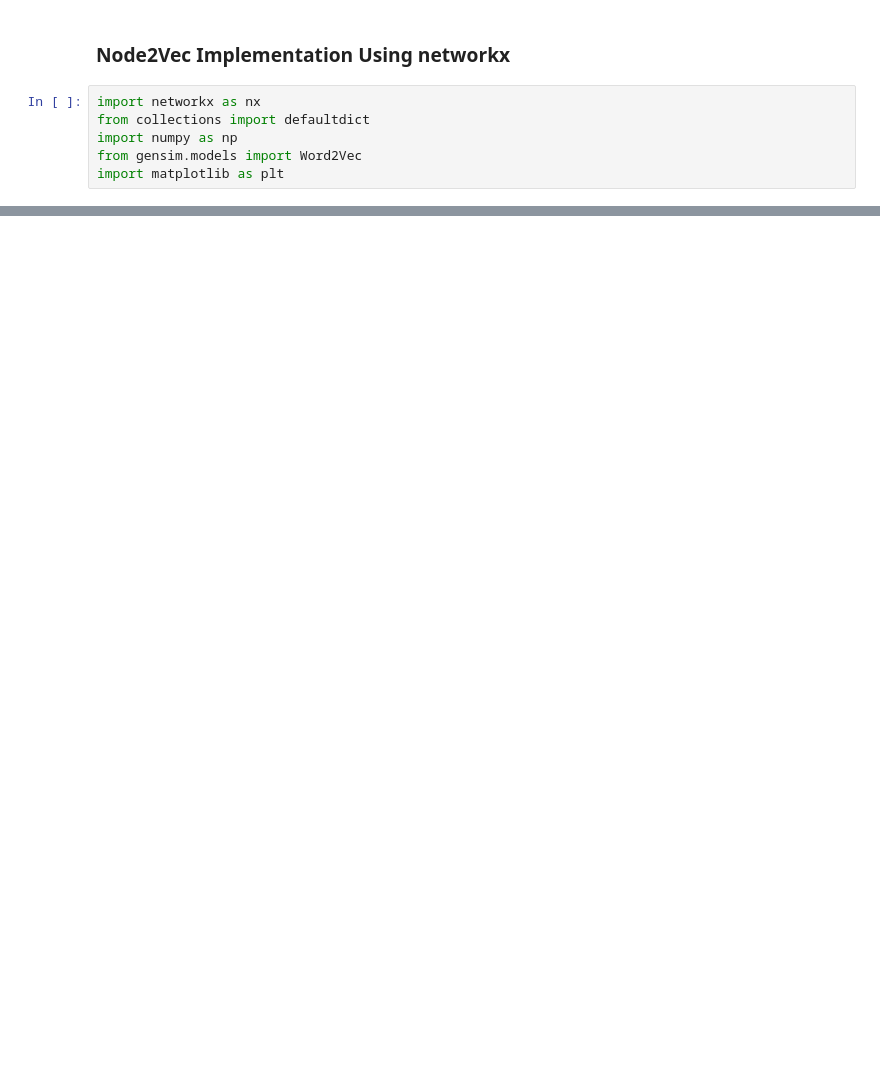
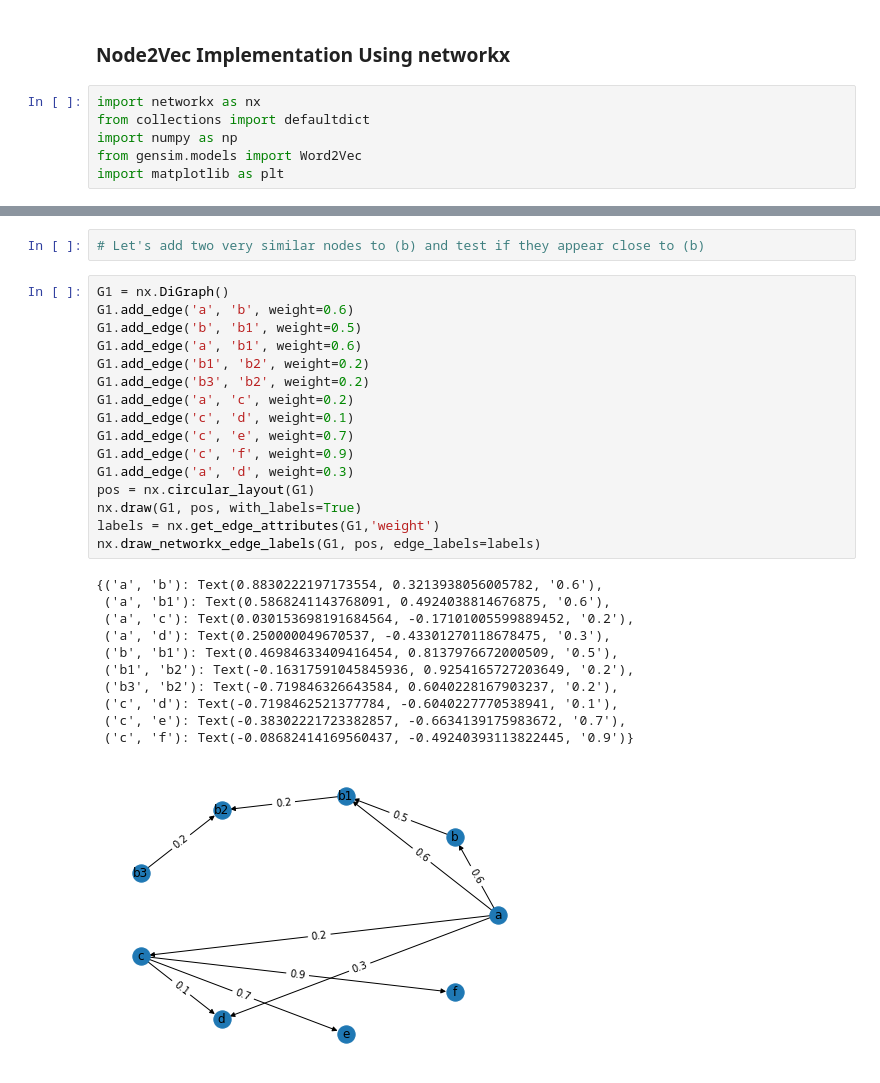
Before and after one commit to ireneromero/graph-embeddings-experiments, a Jupyter notebook: notebooks/Node2Vec_Implementation.ipynb, the cells around one changed output, grey strips where cells are left out. Cells and saved outputs as stored; diff of their text form; blank space fills up the shorter version.

```diff
--- a/notebooks/Node2Vec_Implementation.ipynb
+++ b/notebooks/Node2Vec_Implementation.ipynb
@@ -192,0 +161,30 @@ for i, node in enumerate(G3.nodes()):
+# %%
+# Let's add two very similar nodes to (b) and test if they appear close to (b)
+# %%
+G1 = nx.DiGraph()
+G1.add_edge('a', 'b', weight=0.6)
+G1.add_edge('b', 'b1', weight=0.5)
+G1.add_edge('a', 'b1', weight=0.6)
+G1.add_edge('b1', 'b2', weight=0.2)
+G1.add_edge('b3', 'b2', weight=0.2)
+G1.add_edge('a', 'c', weight=0.2)
+G1.add_edge('c', 'd', weight=0.1)
+G1.add_edge('c', 'e', weight=0.7)
+G1.add_edge('c', 'f', weight=0.9)
+G1.add_edge('a', 'd', weight=0.3)
+pos = nx.circular_layout(G1)
+nx.draw(G1, pos, with_labels=True)
+labels = nx.get_edge_attributes(G1,'weight')
+nx.draw_networkx_edge_labels(G1, pos, edge_labels=labels)
+# %% [output]
+{('a', 'b'): Text(0.8830222197173554, 0.3213938056005782, '0.6'),
+ ('a', 'b1'): Text(0.5868241143768091, 0.4924038814676875, '0.6'),
+ ('a', 'c'): Text(0.030153698191684564, -0.17101005599889452, '0.2'),
+ ('a', 'd'): Text(0.250000049670537, -0.43301270118678475, '0.3'),
+ ('b', 'b1'): Text(0.46984633409416454, 0.8137976672000509, '0.5'),
+ ('b1', 'b2'): Text(-0.16317591045845936, 0.9254165727203649, '0.2'),
+ ('b3', 'b2'): Text(-0.719846326643584, 0.6040228167903237, '0.2'),
+ ('c', 'd'): Text(-0.7198462521377784, -0.6040227770538941, '0.1'),
+ ('c', 'e'): Text(-0.38302221723382857, -0.6634139175983672, '0.7'),
+ ('c', 'f'): Text(-0.08682414169560437, -0.49240393113822445, '0.9')}
+[figure, added]
```
Also changed, not shown: parts of 40 cells of this notebook.
